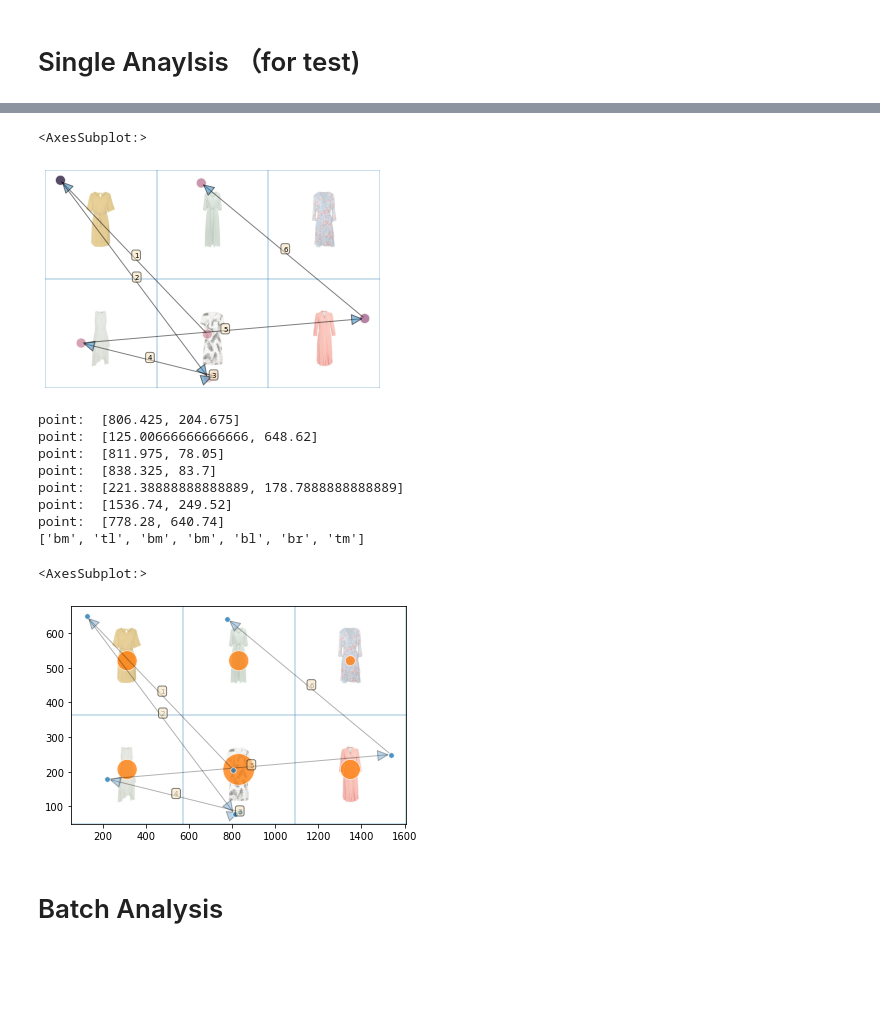
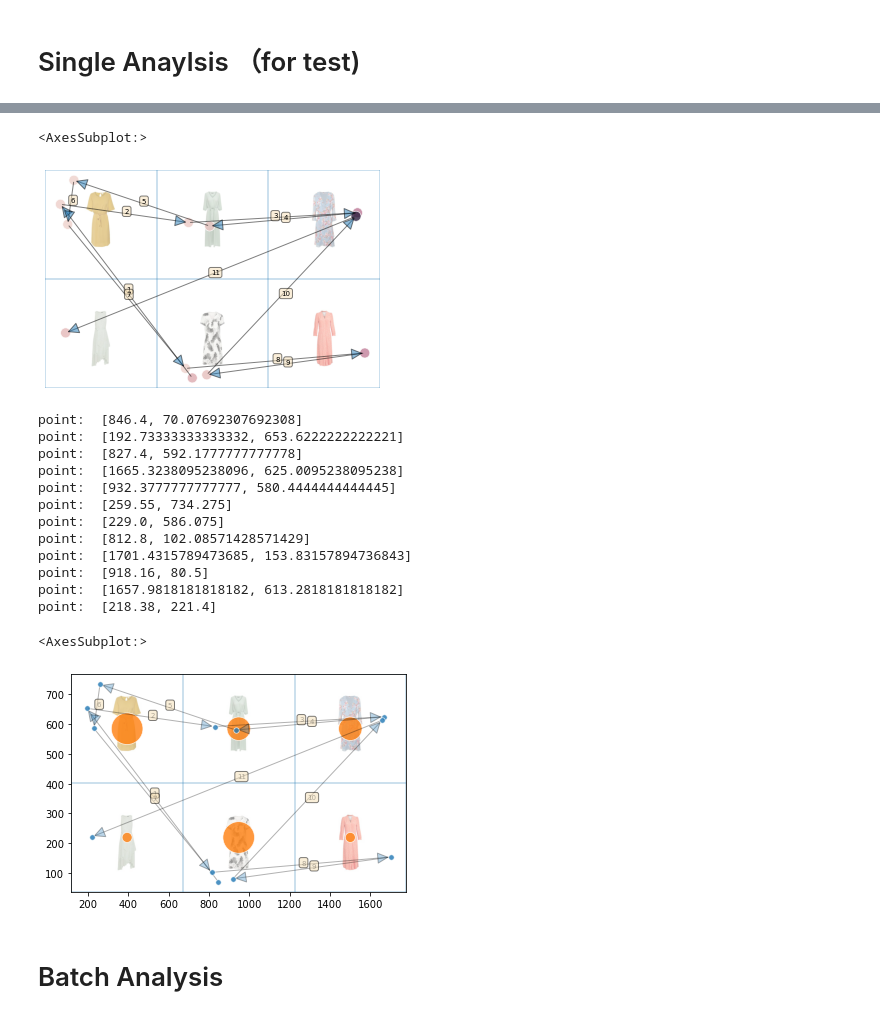
Before and after one commit to Joilence/Gaze-on-Grid, a Jupyter notebook: data-analysis/gaze_analysis.ipynb, the cells around one changed output, grey strips where cells are left out. Saved outputs shown, nothing was run; the diff lists cells and outputs as text; code cells hidden in the pictures; blank space fills up the shorter version.

```diff
--- a/data-analysis/gaze_analysis.ipynb
+++ b/data-analysis/gaze_analysis.ipynb
@@ -36,11 +36,11 @@ participant num:  16
 # Single Anaylsis （for test)
 # %%
 # take grid1 of for example
-name = 'an'
+name = 'lf'
 exp = 'grid_2'
 exp_img = mpimg.imread(exp_img_path + name + '_' + exp + '.jpg')
 gaze_data = pd.read_json(data_path + name + '_gaze.txt', lines=True)
-data = gaze_data.loc[gaze_data['record_event'] == 'gazer_grid_2']
+data = gaze_data.loc[gaze_data['record_event'] == 'gaze_grid_1']
 sns.scatterplot(x=xn, y=yn, data=data, alpha=0.2)
 # %% [output]
 <AxesSubplot:xlabel='GazeX', ylabel='GazeY'>
@@ -57,6 +57,6 @@ data.head()
 # %%
 # drop NaN (happened in 'co' data)
-data.dropna(inplace)
+data.dropna(inplace=True)
 # remove outlier
 data = remove_outlier_by_z(data, xn)
 data = remove_outlier_by_z(data, yn)
@@ -85,7 +85,7 @@ Name: velocity, dtype: int64
 fixation_based_plot(data=data, v_th=0.5, d_th=300, xn=xn, yn=yn, background=exp_img)
 # %% [output]
 <AxesSubplot:>
-[figure, old version]
+[figure, new version]
 # %%
 def grid_based_plot(data, v_th=0.5, d_th=300, xn='GazeX', yn='GazeY', background=None):
     # plot based on fixation
@@ -131,7 +131,7 @@ def grid_based_plot(data, v_th=0.5, d_th=300, xn='GazeX', yn='GazeY', background
             'bm':{'pos': [0, 0], 'count': 0, 'time_sum': 0},
             'br':{'pos': [0, 0], 'count': 0, 'time_sum': 0}}
 
-    # calculate centroid of each location rectangle in the grid
+    # calculate centroid of each rectangle in the grid
     x_n = (x_max - x_min) / 6
     y_n = (y_max - y_min) / 4
     ########### ALERT: here depends on coordinate. but no actual influence. ###########
@@ -147,33 +147,34 @@ def grid_based_plot(data, v_th=0.5, d_th=300, xn='GazeX', yn='GazeY', background
     def nearest_in_grid(grid, point):
         #TODO: another method: just find a grid that distance to its centroid lower than half of the edge len
         d = float('inf')
-        location = ''
+        rect = ''
         print('point: ', point)
         for key in grid.keys():
             man_dis = abs(grid[key]['pos'][0] - point[0]) + abs(grid[key]['pos'][1] - point[1])
-            # print('key: ', key, ', ', man_dis, 'now_d:', d, 'now_key', key, 'now_loc', location)
+            # print('key: ', key, ', ', man_dis, 'now_d:', d, 'now_key', key, 'now_rect', rect)
             if man_dis < d:
                 d = man_dis
-                location = key
-        return location
+                rect = key
+        return rect
 
-    fixation_locs = []
+    # fit fixation into rectangles in grid
+    fixation_rects = []
     for f in fixations:
-        loc = nearest_in_grid(grid, f['centroid'])
-        fixation_locs.append(loc)
-        grid[loc]['count'] = grid[loc]['count'] + 1
-        grid[loc]['time_sum'] = grid[loc]['time_sum'] + f['duration']
-    # print(fixation_locs)
+        rect = nearest_in_grid(grid, f['centroid'])
+        fixation_rects.append(rect)
+        grid[rect]['count'] = grid[rect]['count'] + 1
+        grid[rect]['time_sum'] = grid[rect]['time_sum'] + f['duration']
+    # print(fixation_rects)
 
 
     # draw scan path
     # arrow_style = mpatches.ArrowStyle.CurveFilledB(head_length=10, head_width=5)
-    # for i, loc in enumerate(fixation_locs):
-    #     if i + 1 == len(fixation_locs): break
+    # for i, rect in enumerate(fixation_rects):
+    #     if i + 1 == len(fixation_rects): break
 
-    #     nex_loc = fixation_locs[i+1]
-    #     cur = grid[loc]['pos']
-    #     nex = grid[nex_loc]['pos']
+    #     nex_rect = fixation_rects[i+1]
+    #     cur = grid[rect]['pos']
+    #     nex = grid[nex_rect]['pos']
     #     # print('cur: ', cur, 'nex: ', nex)
 
     #     arrow = mpatches.FancyArrowPatch((cur[0], cur[1]), (nex[0], nex[1]), arrowstyle=arrow_style, alpha=0.5)
@@ -182,42 +183,46 @@ def grid_based_plot(data, v_th=0.5, d_th=300, xn='GazeX', yn='GazeY', background
     #     x_anno = (cur[0] + nex[0])/2
     #     y_anno = (cur[1] + nex[1])/2
     #     b_props = dict(boxstyle='round', facecolor='wheat', alpha=0.5)
     #     plt.text(x=x_anno, y=y_anno, s=i+1, backgroundcolor='white', bbox=b_props, size=7)
 
     # draw scan path
     arrow_style = mpatches.ArrowStyle.CurveFilledB(head_length=10, head_width=5)
     for i, f in enumerate(fixations_points):
         # if i == 3: break
         if i + 1 == len(fixations): break
         nex = fixations_points[i+1]
         cur = fixations_points[i]
         arrow = mpatches.FancyArrowPatch((cur[0], cur[1]), (nex[0], nex[1]), arrowstyle=arrow_style, alpha=0.3)
         ax.add_patch(arrow)
         # annotation of order
         x_anno = (cur[0] + nex[0])/2
         y_anno = (cur[1] + nex[1])/2
         b_props = dict(boxstyle='round', facecolor='wheat', alpha=0.5)
         plt.text(x=x_anno, y=y_anno, s=i+1, backgroundcolor='white', bbox=b_props, size=7, zorder=10, alpha=0.3)
 
     sns.scatterplot(x=[grid[key]['pos'][0] for key in grid.keys()],
                     y=[grid[key]['pos'][1] for key in grid.keys()],
                     size=[grid[key]['count'] for key in grid.keys()], sizes=(100, 1000),
                     alpha=0.8, legend=False)
 
     return ax
 
 grid_based_plot(data=data, v_th=0.5, d_th=300, xn=xn, yn=yn, background=exp_img)
 # %% [output]
-point:  [806.425, 204.675]
-point:  [125.00666666666666, 648.62]
-point:  [811.975, 78.05]
-point:  [838.325, 83.7]
-point:  [221.38888888888889, 178.7888888888889]
-point:  [1536.74, 249.52]
-point:  [778.28, 640.74]
-['bm', 'tl', 'bm', 'bm', 'bl', 'br', 'tm']
+point:  [846.4, 70.07692307692308]
+point:  [192.73333333333332, 653.6222222222221]
+point:  [827.4, 592.1777777777778]
+point:  [1665.3238095238096, 625.0095238095238]
+point:  [932.3777777777777, 580.4444444444445]
+point:  [259.55, 734.275]
+point:  [229.0, 586.075]
+point:  [812.8, 102.08571428571429]
+point:  [1701.4315789473685, 153.83157894736843]
+point:  [918.16, 80.5]
+point:  [1657.9818181818182, 613.2818181818182]
+point:  [218.38, 221.4]
 <AxesSubplot:>
-[figure, old version]
+[figure, new version]
 # %% [markdown]
 # Batch Analysis
 # %%
```
Also changed, not shown: parts of 5 cells of this notebook.
